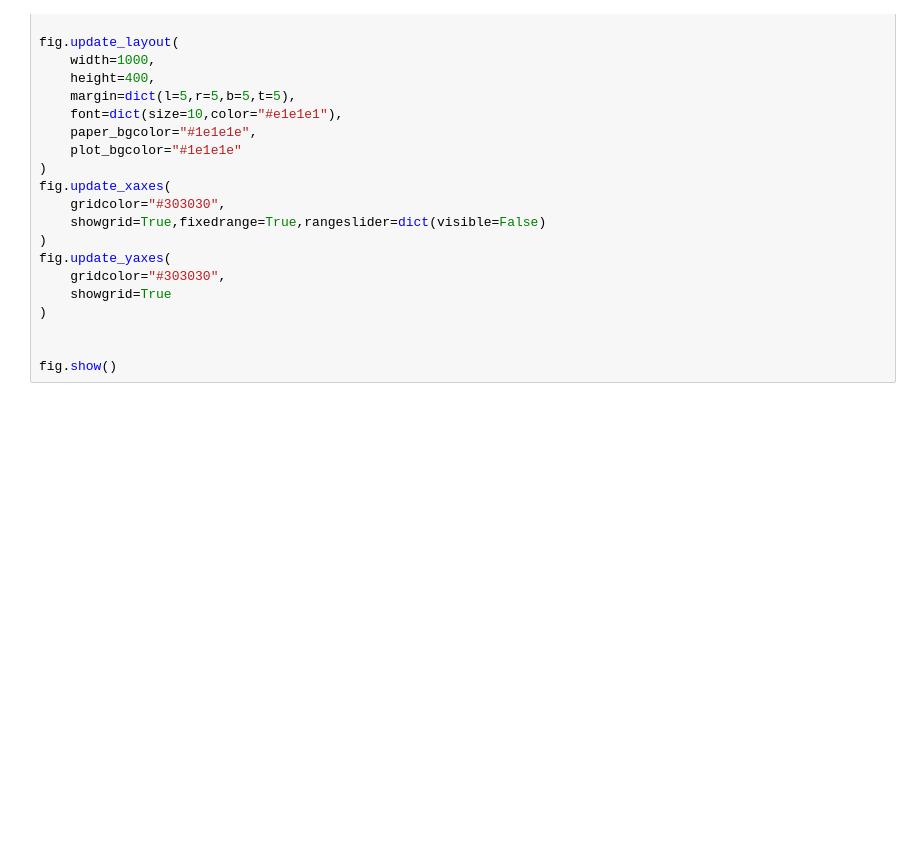
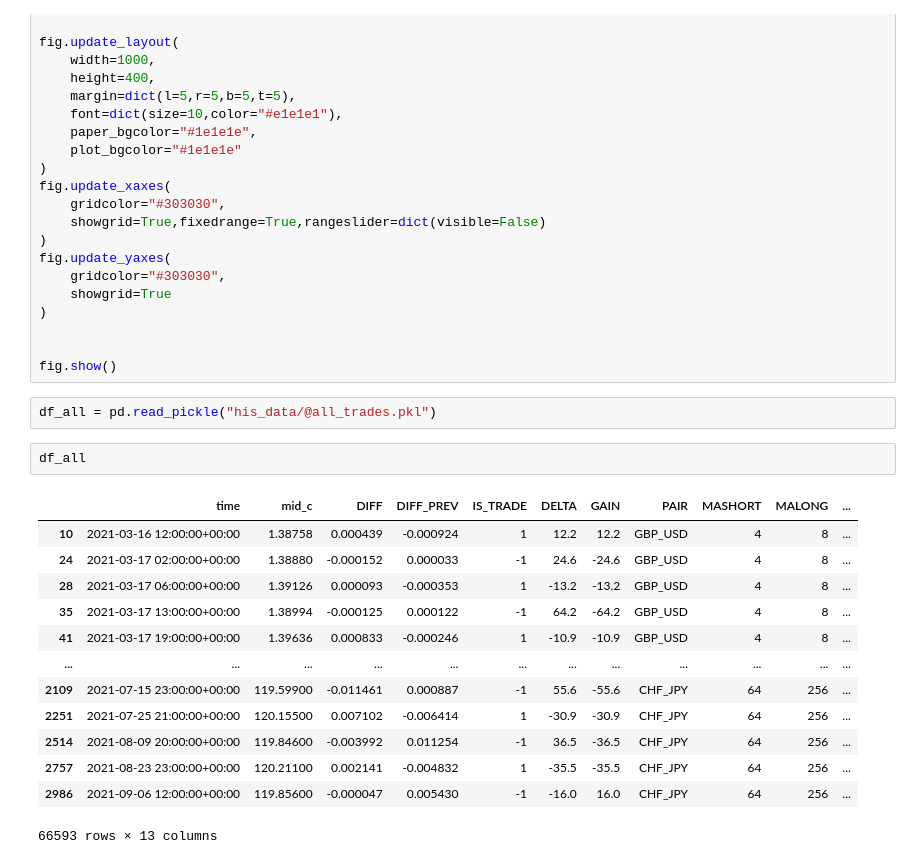
Before and after one commit to ananta-dev/Forex-Bot, a Jupyter notebook: candle_plot.ipynb, the cells around one changed output. Saved outputs shown, nothing was run; the diff lists cells and outputs as text; blank space fills up the shorter version.

```diff
--- a/candle_plot.ipynb
+++ b/candle_plot.ipynb
@@ -237,3 +279,21 @@ fig.update_yaxes(
 
 
 fig.show()
+# %%
+df_all = pd.read_pickle("his_data/@all_trades.pkl")
+# %%
+df_all
+# %% [output]
+|  | time | mid_c | DIFF | DIFF_PREV | IS_TRADE | DELTA | GAIN | PAIR | MASHORT | MALONG | ... |
+| 10 | 2021-03-16 12:00:00+00:00 | 1.38758 | 0.000439 | -0.000924 | 1 | 12.2 | 12.2 | GBP_USD | 4 | 8 | ... |
+| 24 | 2021-03-17 02:00:00+00:00 | 1.38880 | -0.000152 | 0.000033 | -1 | 24.6 | -24.6 | GBP_USD | 4 | 8 | ... |
+| 28 | 2021-03-17 06:00:00+00:00 | 1.39126 | 0.000093 | -0.000353 | 1 | -13.2 | -13.2 | GBP_USD | 4 | 8 | ... |
+| 35 | 2021-03-17 13:00:00+00:00 | 1.38994 | -0.000125 | 0.000122 | -1 | 64.2 | -64.2 | GBP_USD | 4 | 8 | ... |
+| 41 | 2021-03-17 19:00:00+00:00 | 1.39636 | 0.000833 | -0.000246 | 1 | -10.9 | -10.9 | GBP_USD | 4 | 8 | ... |
+| ... | ... | ... | ... | ... | ... | ... | ... | ... | ... | ... | ... |
+| 2109 | 2021-07-15 23:00:00+00:00 | 119.59900 | -0.011461 | 0.000887 | -1 | 55.6 | -55.6 | CHF_JPY | 64 | 256 | ... |
+| 2251 | 2021-07-25 21:00:00+00:00 | 120.15500 | 0.007102 | -0.006414 | 1 | -30.9 | -30.9 | CHF_JPY | 64 | 256 | ... |
+| 2514 | 2021-08-09 20:00:00+00:00 | 119.84600 | -0.003992 | 0.011254 | -1 | 36.5 | -36.5 | CHF_JPY | 64 | 256 | ... |
+| 2757 | 2021-08-23 23:00:00+00:00 | 120.21100 | 0.002141 | -0.004832 | 1 | -35.5 | -35.5 | CHF_JPY | 64 | 256 | ... |
+| 2986 | 2021-09-06 12:00:00+00:00 | 119.85600 | -0.000047 | 0.005430 | -1 | -16.0 | 16.0 | CHF_JPY | 64 | 256 | ... |
+66593 rows × 13 columns
```
Also changed, not shown: parts of 5 cells of this notebook, 4 other files.
